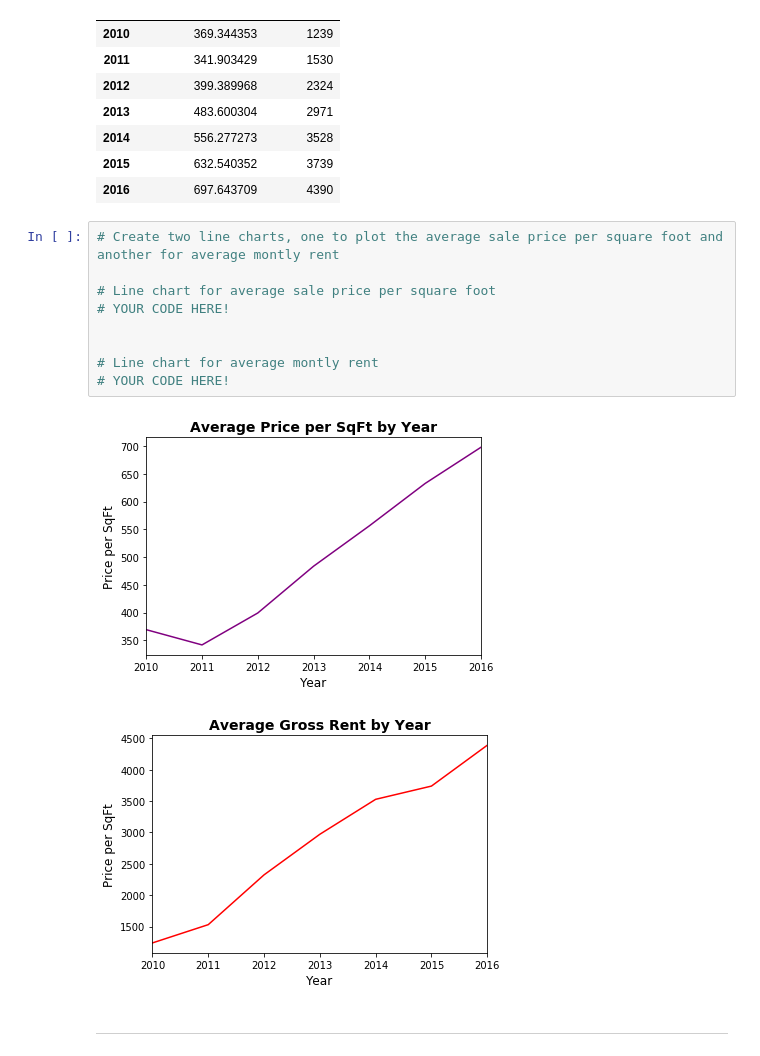
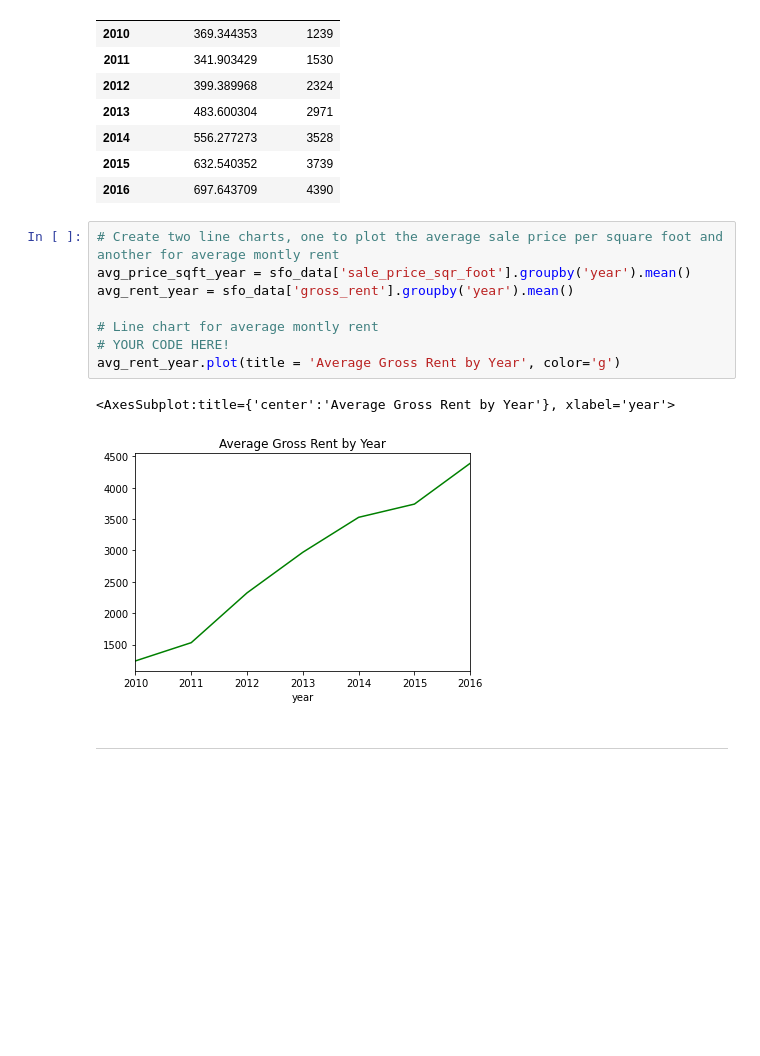
Before and after one commit to OrlandoFuller/Pythonic-Monopoly, a Jupyter notebook: rental_analysis.ipynb, the cells around one changed output. Cells and saved outputs as stored; diff of their text form; blank space fills up the shorter version.

Commit message:
Line chart for average montly rent

```diff
--- a/rental_analysis.ipynb
+++ b/rental_analysis.ipynb
@@ -105,16 +105,15 @@ sfo_data[['sale_price_sqr_foot','gross_rent']].groupby('year').mean()
 | 2016 | 697.643709 | 4390 |
 # %%
 # Create two line charts, one to plot the average sale price per square foot and another for average montly rent
-
-# Line chart for average sale price per square foot
-# YOUR CODE HERE!
-
+avg_price_sqft_year = sfo_data['sale_price_sqr_foot'].groupby('year').mean()
+avg_rent_year = sfo_data['gross_rent'].groupby('year').mean()
 
 # Line chart for average montly rent
 # YOUR CODE HERE!
+avg_rent_year.plot(title = 'Average Gross Rent by Year', color='g')
 # %% [output]
+<AxesSubplot:title={'center':'Average Gross Rent by Year'}, xlabel='year'>
-[figure, old version]
+[figure, new version]
-[figure, removed]
 # %% [markdown]
 - - -
 # %% [markdown]
```
